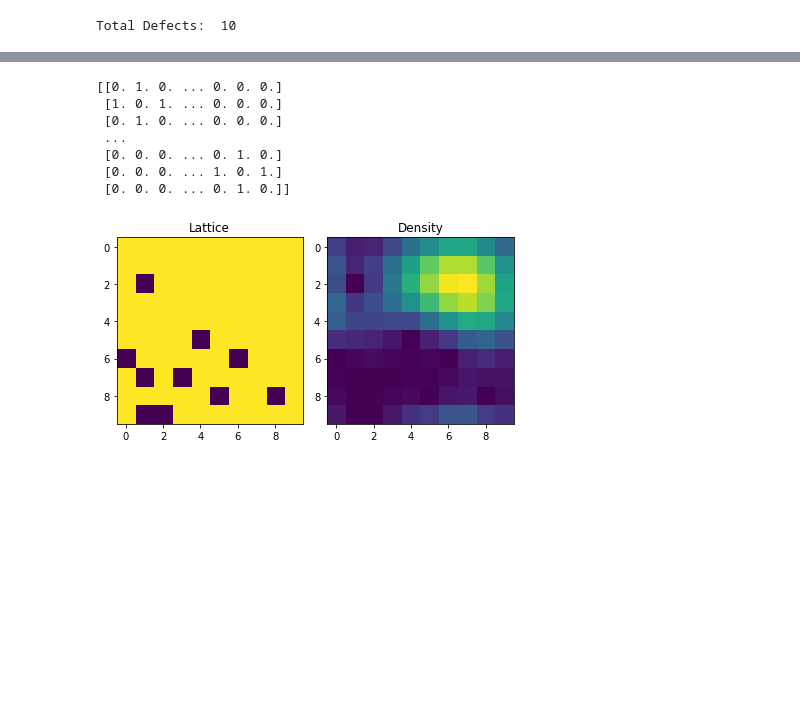
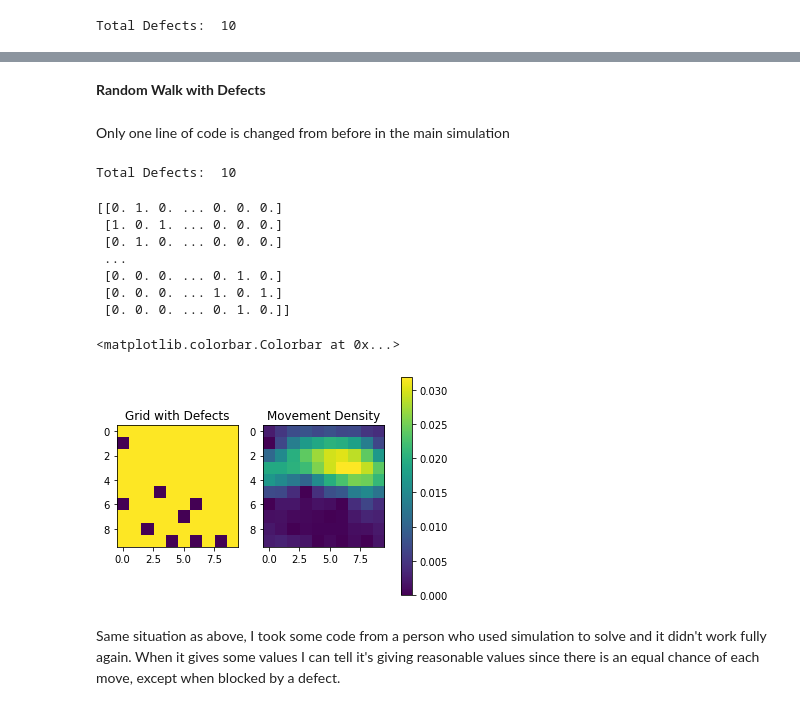
Before and after one commit to savibatuan/PHYS486-S22, a Jupyter notebook: FinalProject/Final_Project.ipynb, the cells around one changed output, grey strips where cells are left out. Drawn from its saved outputs; the diff is of its cells as text; code cells hidden in the pictures; blank space fills up the shorter version.

```diff
--- a/FinalProject/Final_Project.ipynb
+++ b/FinalProject/Final_Project.ipynb
@@ -212,0 +337,4 @@ def NN_prob(x0,y0):
+# %% [markdown]
+**Random Walk with Defects**
+# %% [markdown]
+Only one line of code is changed from before in the main simulation
@@ -212,0 +365,12 @@ def NN_prob(x0,y0):
+# %%
+#Setting the intial conditions for the density
+
+#The density of defects within a given grid
+density = .1
+
+#Determines the numbers of defects in the given grid
+num_defects = int(density * rows * cols)
+
+print("Total Defects: ", num_defects)
+# %% [output]
+Total Defects:  10
@@ -213,13 +410,31 @@ def NN_prob(x0,y0):
+# %%
+#Adds the defects to the graph, from the position they are randomly assigned from add_defects
+def add_to_graph(intial_matrix):
+  #Finds where in the initial matrix the value is equal to zero
+  zero_row = np.where(~intial_matrix.any(axis=0))[0]
+  #Finds where in the initial matrix the value is equal to one
+  zero_col = np.where(~intial_matrix.any(axis=1))[0]
+
+  #Creates a matrix filled with ones
+  lat = np.ones([grid,grid])
+  #print(zero_row, zero_col)
+
+  #For the zero row, update the rows and cols to where there are ones and zeros in the correct places
+  for i in range(zero_row.shape[0]):
+      rows = int(zero_row[i] / grid)
+      cols = int(zero_col[i] % grid)
+      lat[rows,cols]=0
+  return lat
 # %%
 matrix = create_matrix(grid)
-matrix = add_defects(matrix, num_defects)
+updated_matrix = add_defects(matrix, num_defects)
 Lattice = add_to_graph(matrix)
 
 #Diagonalize the matrix to find eigenvalues
-diag_adj = np.diag(matrix)
+diag_adj = np.diag(updated_matrix)
 
 #Find the eigenvalues and eigenvectors
-eig_values, eig_vectors = la.eig(matrix)
+eig_values, eig_vectors = la.eig(updated_matrix)
 
 #Imaginary parts are set to zero, if they are close to zero
 eig_values = np.real_if_close(eig_values, tol=1)
@@ -234,10 +449,9 @@ max_index = np.where(eig_values == np.amax(eig_values))
 #Transposes the eigenvectors with index 0
 max_Evector = eig_vectors.T[0]
 
-
+#Creating empty arrays to fill in the next step
 density= np.zeros((grid*grid))
 eig_density= np.zeros((grid*grid))
-pie_sum=0
 # %% [output]
 [[0. 1. 0. ... 0. 0. 0.]
  [1. 0. 1. ... 0. 0. 0.]
@@ -247,19 +461,28 @@ pie_sum=0
  [0. 0. 0. ... 1. 0. 1.]
  [0. 0. 0. ... 0. 1. 0.]]
 # %%
+from numpy.ma.core import right_shift
 for i in range (grid*grid):
+    #The eigen vectors are transposed at each place in the grid
     eig_density[i] = eig_vectors.T[0][i] * eig_vectors.T[0][i]
-    density[i]= max_Evector[i] * max_Evector[i]
-    pie_sum += density[i]
+    #This is the only line of code to change between the two walks
+    #Originally the max eigenvector was taken, now any eigenvector in space not assigned to a defect is taken
+    density[i]= eig_vectors.T[1][i] * eig_vectors.T[1][i]
+
+#The maximum eigenvector are reshaped to fit within the given grid
 density=np.reshape(density,[grid,grid])
+#The eigenvectors are also reshaped to fit the grid
 eig_density=np.reshape(eig_density,[grid,grid])
 
 #print("Movement Density: ", density)
 fig, axs = plt.subplots(1, 2)
 axs[0].imshow(Lattice.T)
-axs[0].set_title("Lattice")
-axs[1].imshow(density.T)
-axs[1].set_title("Density")
-fig.tight_layout()
+axs[0].set_title("Grid with Defects")
+graph = axs[1].imshow(density.T)
+axs[1].set_title("Movement Density")
+fig.colorbar(graph, ax=axs)
 # %% [output]
+<matplotlib.colorbar.Colorbar at 0x...>
-[figure, old version]
+[figure, new version]
+# %% [markdown]
+Same situation as above, I took some code from a person who used simulation to solve and it didn't work fully again. When it gives some values I can tell it's giving reasonable values since there is an equal chance of each move, except when blocked by a defect.
```
Also changed, not shown: parts of 16 cells of this notebook.
